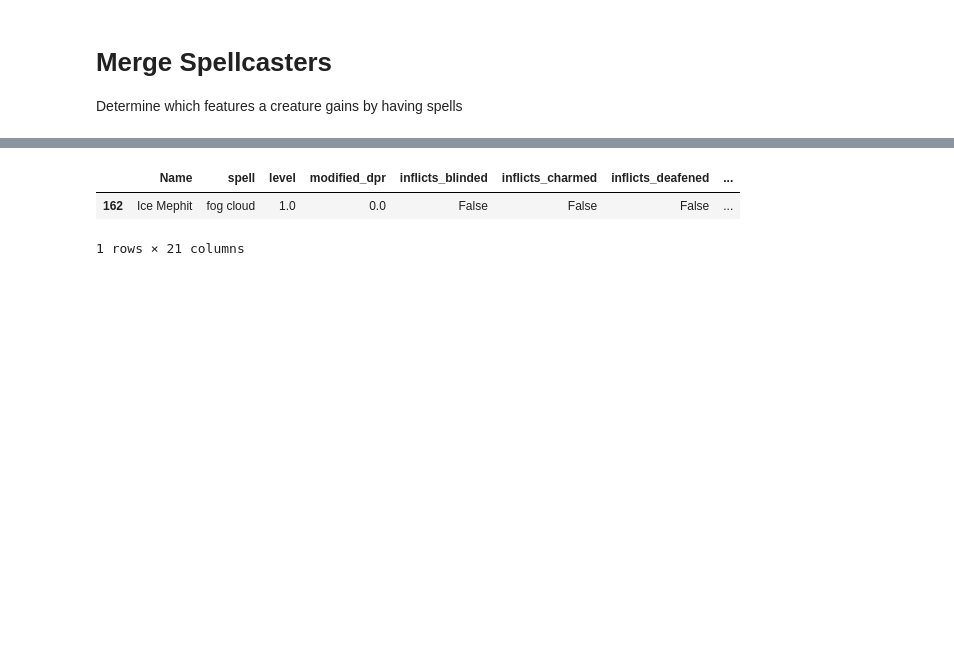
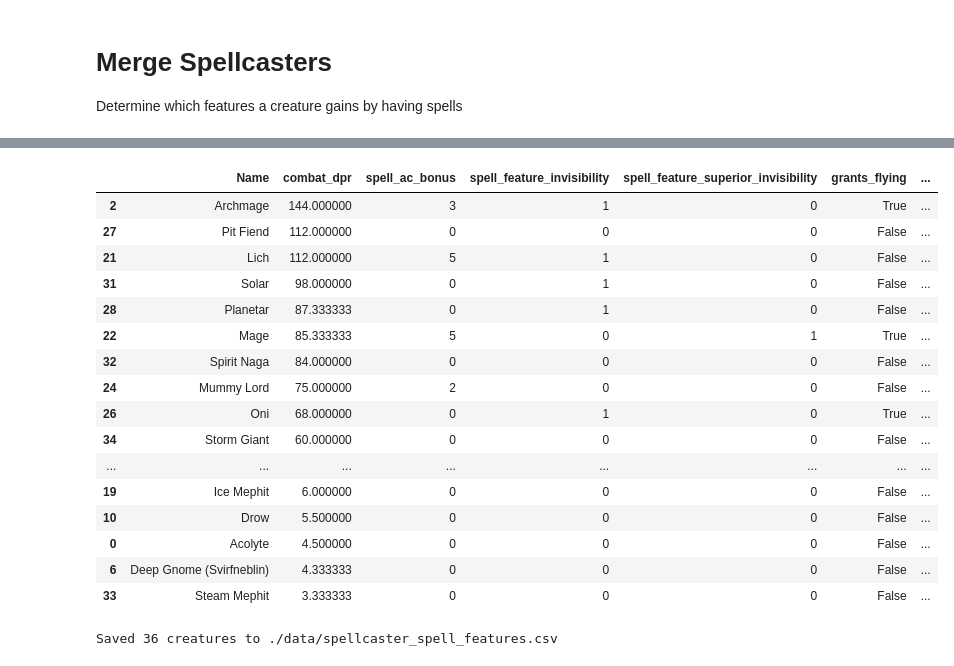
Before and after one commit to conorbarryhoke/matrix_v0, a Jupyter notebook: notebooks/spell_feature_engineering.ipynb, the cells around one changed output, grey strips where cells are left out. Cells and saved outputs as stored; diff of their text form; code cells hidden in the pictures; blank space fills up the shorter version.

Commit message:
implement spell overhaul

```diff
--- a/notebooks/spell_feature_engineering.ipynb
+++ b/notebooks/spell_feature_engineering.ipynb
@@ -784,0 +905,35 @@ df_spellcaster_features
+# %%
+# =============================================================================
+# APPLY ROUND-AWARE COMPUTATION TO ALL CREATURES
+# =============================================================================
+results = []
+for creature_name, group in expanded.groupby('Name'):
+    melee_dpr = creature_melee_dpr.get(creature_name, 0)
+    result = compute_creature_combat_features(creature_name, group, melee_dpr)
+    results.append(result)
+
+df_spellcaster_features = pd.DataFrame(results)
+
+# Verification: show key creatures
+print("=== Round-Aware Combat DPR (key creatures) ===")
+verify_creatures = ['Oni', 'Mage', 'Archmage', 'Lich', 'Cult Fanatic', 'Acolyte']
+for name in verify_creatures:
+    row = df_spellcaster_features[df_spellcaster_features['Name'] == name]
+    if row.empty:
+        continue
+    r = row.iloc[0]
+    melee = creature_melee_dpr.get(name, 0)
+    extras = []
+    if r['spell_ac_bonus'] > 0:
+        extras.append(f"spell_ac_bonus={r['spell_ac_bonus']}")
+    if r['spell_feature_invisibility']:
+        extras.append("invis=1")
+    if r['spell_feature_superior_invisibility']:
+        extras.append("sup_invis=1")
+    if r['grants_flying']:
+        extras.append("flying=1")
+    extra_str = f"  [{', '.join(extras)}]" if extras else ""
+    print(f"  {name}: combat_dpr={r['combat_dpr']:.1f} (melee={melee:.1f}){extra_str}")
+
+print(f"\nTotal creatures: {len(df_spellcaster_features)}")
+print(f"Columns: {list(df_spellcaster_features.columns)}")
@@ -785,9 +951,31 @@ df_spellcaster_features
+# %%
+# Show full results table
+display_cols = ['Name', 'combat_dpr', 'spell_ac_bonus', 'spell_feature_invisibility',
+                'spell_feature_superior_invisibility', 'grants_flying',
+                'attack_bonus', 'save_bonus', 'grants_advantage', 'inflicts_disadvantage']
+df_spellcaster_features[display_cols].sort_values('combat_dpr', ascending=False)
+# %% [output]
+|  | Name | combat_dpr | spell_ac_bonus | spell_feature_invisibility | spell_feature_superior_invisibility | grants_flying | ... |
+| 2 | Archmage | 144.000000 | 3 | 1 | 0 | True | ... |
+| 27 | Pit Fiend | 112.000000 | 0 | 0 | 0 | False | ... |
+| 21 | Lich | 112.000000 | 5 | 1 | 0 | False | ... |
+| 31 | Solar | 98.000000 | 0 | 1 | 0 | False | ... |
+| 28 | Planetar | 87.333333 | 0 | 1 | 0 | False | ... |
+| 22 | Mage | 85.333333 | 5 | 0 | 1 | True | ... |
+| 32 | Spirit Naga | 84.000000 | 0 | 0 | 0 | False | ... |
+| 24 | Mummy Lord | 75.000000 | 2 | 0 | 0 | False | ... |
+| 26 | Oni | 68.000000 | 0 | 1 | 0 | True | ... |
+| 34 | Storm Giant | 60.000000 | 0 | 0 | 0 | False | ... |
+| ... | ... | ... | ... | ... | ... | ... | ... |
+| 19 | Ice Mephit | 6.000000 | 0 | 0 | 0 | False | ... |
+| 10 | Drow | 5.500000 | 0 | 0 | 0 | False | ... |
+| 0 | Acolyte | 4.500000 | 0 | 0 | 0 | False | ... |
+| 6 | Deep Gnome (Svirfneblin) | 4.333333 | 0 | 0 | 0 | False | ... |
+| 33 | Steam Mephit | 3.333333 | 0 | 0 | 0 | False | ... |
 # %%
-save_path = DATA_DIR + '/spellcaster_spell_features.csv'
+# Save to CSV
+save_path = f"{DATA_DIR}/spellcaster_spell_features.csv"
 df_spellcaster_features.to_csv(save_path, index=False)
+print(f"Saved {len(df_spellcaster_features)} creatures to {save_path}")
+# %% [output]
+Saved 36 creatures to ./data/spellcaster_spell_features.csv
-# %%
-expanded_spellcasters[expanded_spellcasters['Name']=='Ice Mephit']
-# %% [output]
-|  | Name | spell | level | modified_dpr | inflicts_blinded | inflicts_charmed | inflicts_deafened | ... |
-| 162 | Ice Mephit | fog cloud | 1.0 | 0.0 | False | False | False | ... |
-1 rows × 21 columns
```
Also changed, not shown: parts of 9 cells of this notebook, 24 other files.
